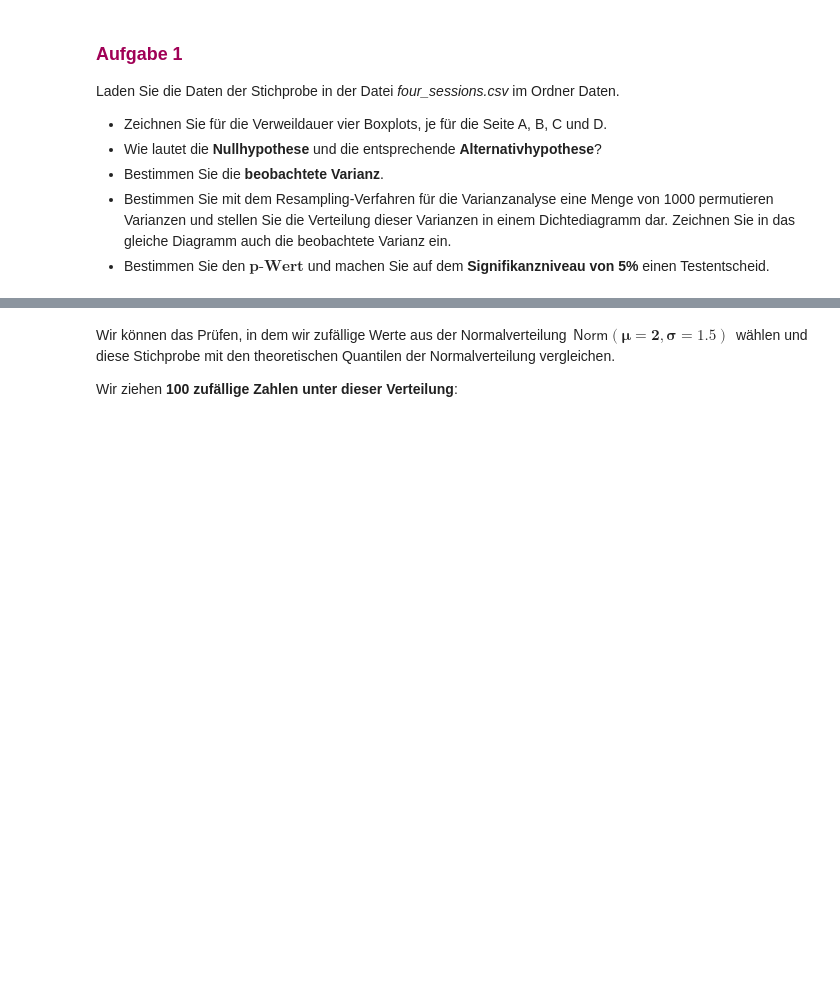
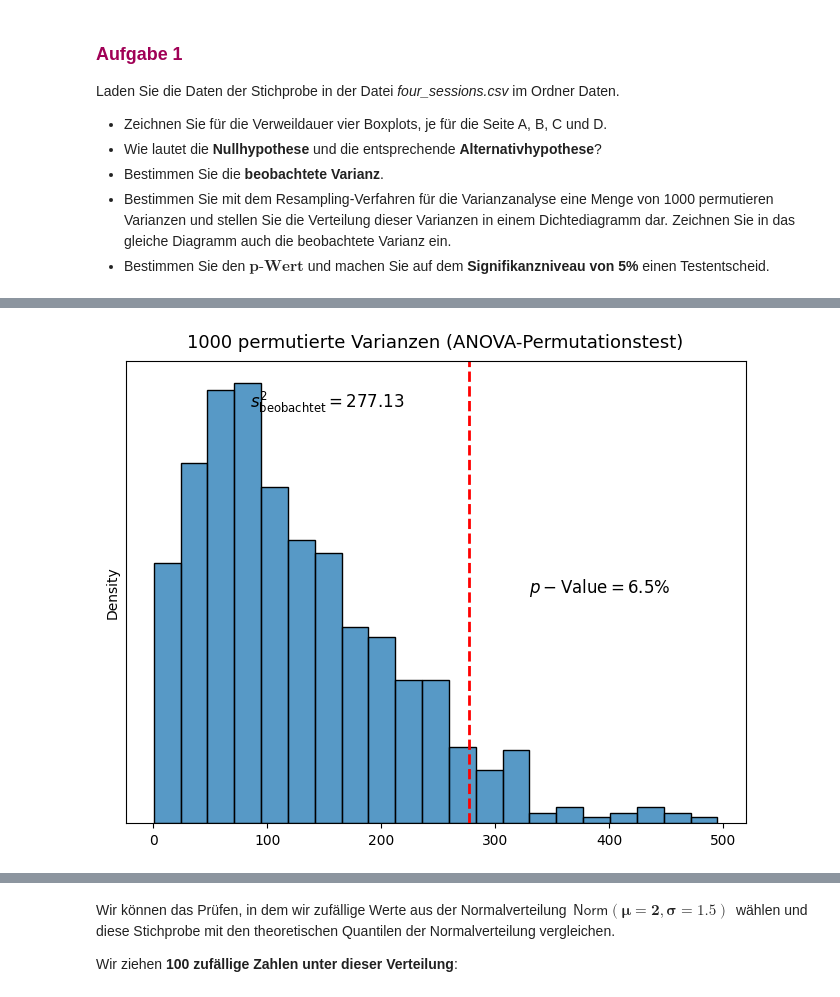
Before and after one commit to fabianmueller7/ASTAT, a Jupyter notebook: SW08/SW08.ipynb, the cells around one changed output, grey strips where cells are left out. Saved outputs shown, nothing was run; the diff lists cells and outputs as text; code cells hidden in the pictures; blank space fills up the shorter version.

```diff
--- a/SW08/SW08.ipynb
+++ b/SW08/SW08.ipynb
@@ -71,0 +112,18 @@ Laden Sie die Daten der Stichprobe in der Datei *four_sessions.csv* im Ordner Da
+# %%
+import numpy as np
+
+# Gesamtmittel
+overall_mean = sessions["Time"].mean()
+
+# Gruppenmittel und -grössen
+group_means = sessions.groupby("Page")["Time"].mean()
+group_sizes = sessions["Page"].value_counts()
+
+# Sum of Squares zwischen den Gruppen
+ss_between = sum(group_sizes[page] * (group_means[page] - overall_mean)**2
+                 for page in group_means.index)
+
+df_between = sessions["Page"].nunique() - 1  # k-1
+var_beobachtet = ss_between / df_between
+
+print("Beobachtete Varianz:", var_beobachtet)
@@ -71,0 +132,61 @@ Laden Sie die Daten der Stichprobe in der Datei *four_sessions.csv* im Ordner Da
+# %%
+import matplotlib.pyplot as plt
+import seaborn as sns
+
+# Alle Time-Werte
+sample = sessions["Time"].values
+
+# Gruppengrössen pro Seite merken
+group_sizes_dict = sessions["Page"].value_counts().to_dict()
+pages = sessions["Page"].unique()
+
+var_permutiert = []
+
+# Permutationstest
+for _ in range(1000):
+    # zufällige Permutation der Zeiten
+    sample_perm = np.random.permutation(sample)
+
+    start = 0
+    ss_between_perm = 0
+    overall_mean_perm = sample_perm.mean()
+
+    # wieder in 4 Gruppen (Pages) aufteilen
+    for p in pages:
+        n = group_sizes_dict[p]
+        gruppe = sample_perm[start:start+n]
+        start += n
+
+        ss_between_perm += n * (gruppe.mean() - overall_mean_perm)**2
+
+    var_permutiert.append(ss_between_perm / df_between)
+
+# p-Wert (einseitig, Varianz >= beobachtet)
+p_value = 100 * (np.array(var_permutiert) >= var_beobachtet).mean()
+print("p-Value in %:", p_value)
+
+fig = plt.figure(figsize=(8,6))
+axi = fig.add_subplot(1,1,1)
+
+# Dichtediagramm (Histogramm) der permutierten Varianzen
+sns.histplot(var_permutiert, stat="density", ax=axi)
+
+# Vertikale Linie bei der beobachteten Varianz
+axi.axvline(var_beobachtet, color="red", lw=2, linestyle="dashed")
+
+# Texte in der Grafik
+axi.text(0.2, 0.9,
+         r"$s^2_{\mathrm{beobachtet}}=$" + "{v:1.2f}".format(v=var_beobachtet),
+         fontsize=12, transform=plt.gca().transAxes)
+
+axi.text(0.65, 0.5,
+         r"$p-$Value$ = $" + "{p:1.1f}%".format(p=p_value),
+         fontsize=12, transform=plt.gca().transAxes)
+
+axi.set_title("1000 permutierte Varianzen (ANOVA-Permutationstest)",
+              fontsize=13, pad=10)
+axi.set_xlabel("")
+axi.set_yticks([])
+
+plt.show()
+# %% [output]
@@ -72,3 +194,4 @@ Laden Sie die Daten der Stichprobe in der Datei *four_sessions.csv* im Ordner Da
+[figure, added]
 # %% [markdown]
 ### <span style="color:rgb(160,0,86)">Wie werden Verteilungen verglichen?</span>
 
```
Also changed, not shown: parts of 8 cells of this notebook, 41 other files.
